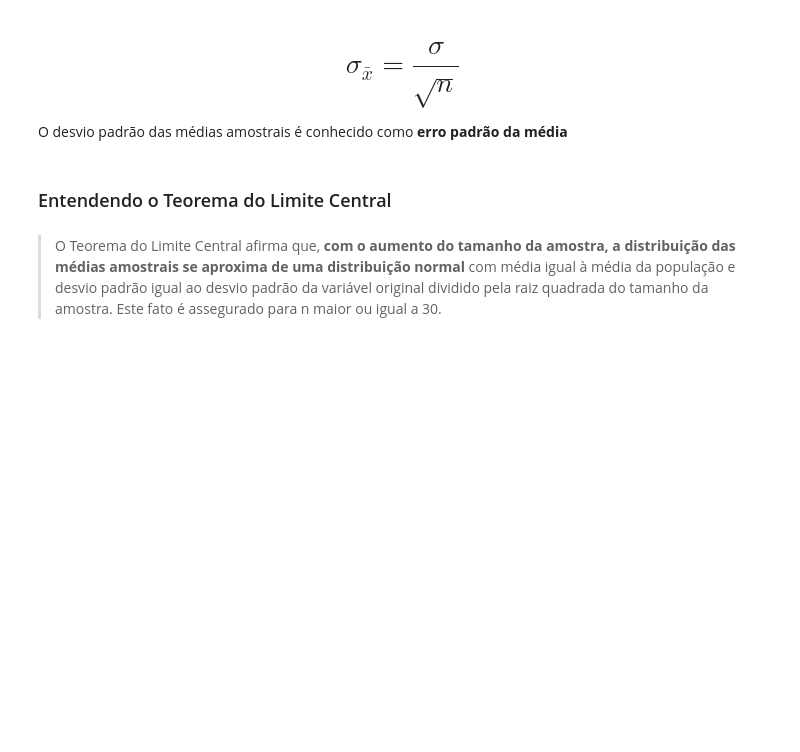
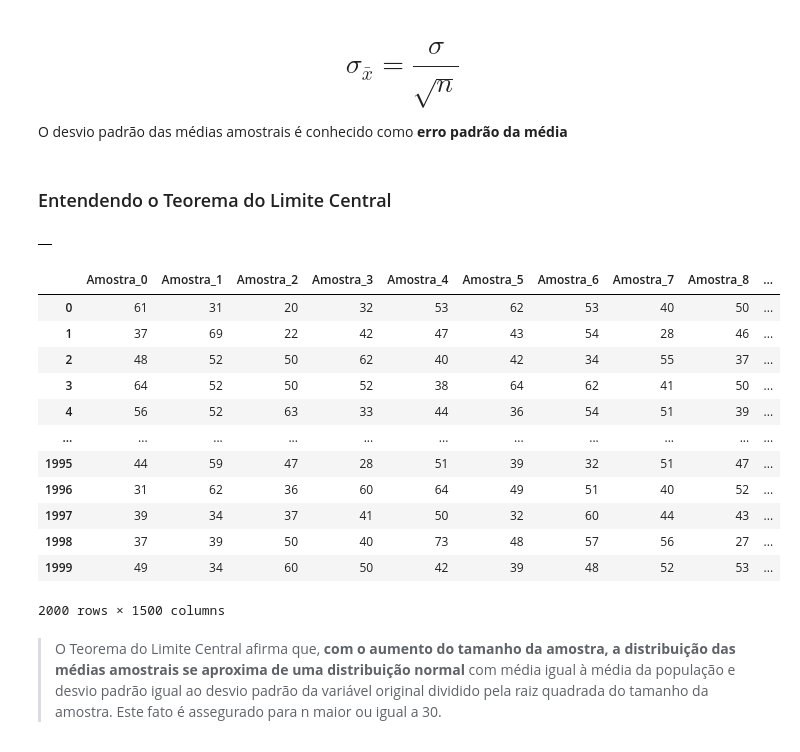
Before and after one commit to alexaugusto23/python_developer, a Jupyter notebook: Estatisticas com Python parte 2/Curso_de_Estatística_Parte_2.ipynb, the cells around one changed output. Saved outputs shown, nothing was run; the diff lists cells and outputs as text; code cells hidden in the pictures; blank space fills up the shorter version.

```diff
--- a/Estatisticas com Python parte 2/Curso_de_Estatística_Parte_2.ipynb
+++ b/Estatisticas com Python parte 2/Curso_de_Estatística_Parte_2.ipynb
@@ -926,2 +975,27 @@ O desvio padrão das médias amostrais é conhecido como **erro padrão da médi
+# %%
+amostras = pd.DataFrame()
+amostras
+# %% [output]
+|  |
+# %%
+for i in range(total_de_amostras):
+    _ = dados['Idade'].sample(n)
+    _.index = range(0, len(_))
+    amostras['Amostra_' + str(i)] = _
+amostras
+# %% [output]
+|  | Amostra_0 | Amostra_1 | Amostra_2 | Amostra_3 | Amostra_4 | Amostra_5 | Amostra_6 | Amostra_7 | Amostra_8 | ... |
+| 0 | 61 | 31 | 20 | 32 | 53 | 62 | 53 | 40 | 50 | ... |
+| 1 | 37 | 69 | 22 | 42 | 47 | 43 | 54 | 28 | 46 | ... |
+| 2 | 48 | 52 | 50 | 62 | 40 | 42 | 34 | 55 | 37 | ... |
+| 3 | 64 | 52 | 50 | 52 | 38 | 64 | 62 | 41 | 50 | ... |
+| 4 | 56 | 52 | 63 | 33 | 44 | 36 | 54 | 51 | 39 | ... |
+| ... | ... | ... | ... | ... | ... | ... | ... | ... | ... | ... |
+| 1995 | 44 | 59 | 47 | 28 | 51 | 39 | 32 | 51 | 47 | ... |
+| 1996 | 31 | 62 | 36 | 60 | 64 | 49 | 51 | 40 | 52 | ... |
+| 1997 | 39 | 34 | 37 | 41 | 50 | 32 | 60 | 44 | 43 | ... |
+| 1998 | 37 | 39 | 50 | 40 | 73 | 48 | 57 | 56 | 27 | ... |
+| 1999 | 49 | 34 | 60 | 50 | 42 | 39 | 48 | 52 | 53 | ... |
+2000 rows × 1500 columns
 # %% [markdown]
 > O Teorema do Limite Central afirma que, **com o aumento do tamanho da amostra, a distribuição das médias amostrais se aproxima de uma distribuição normal** com média igual à média da população e desvio padrão igual ao desvio padrão da variável original dividido pela raiz quadrada do tamanho da amostra. Este fato é assegurado para n maior ou igual a 30.
```
Also changed, not shown: parts of 52 cells of this notebook, 6 other files.
